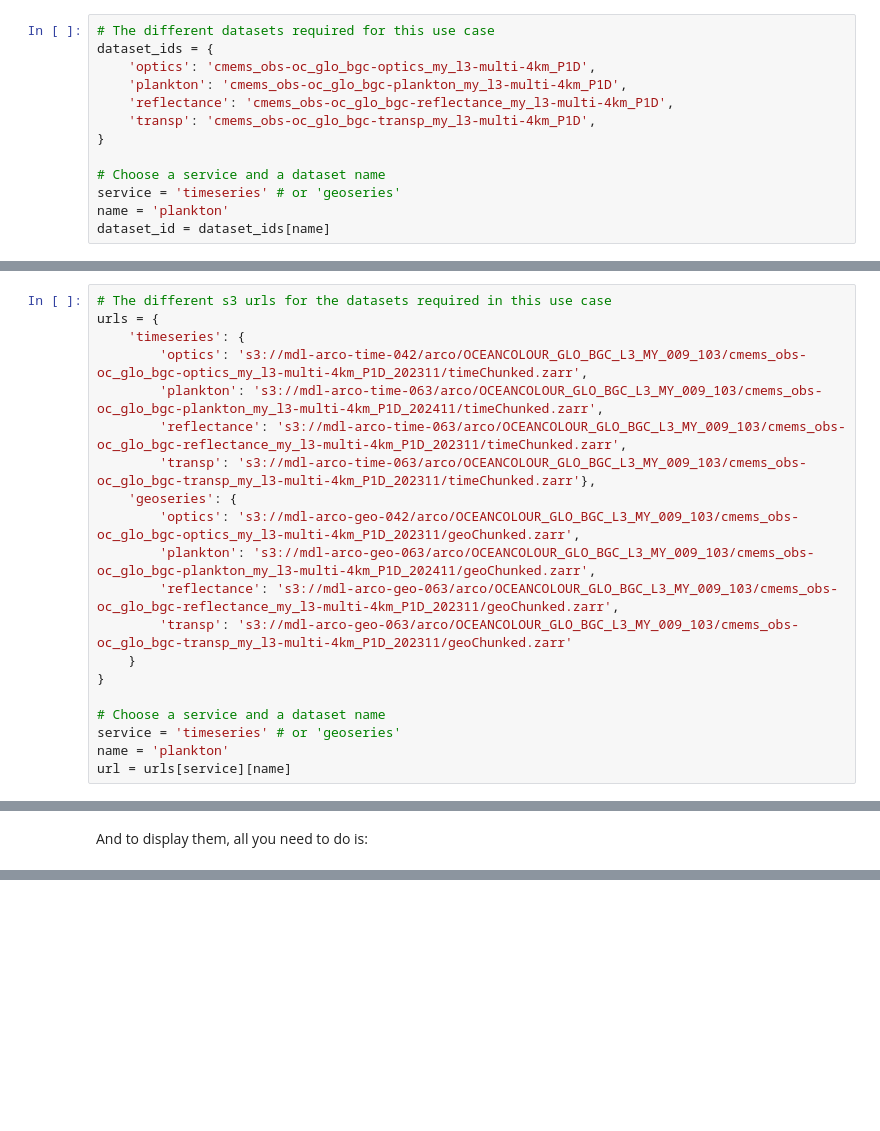
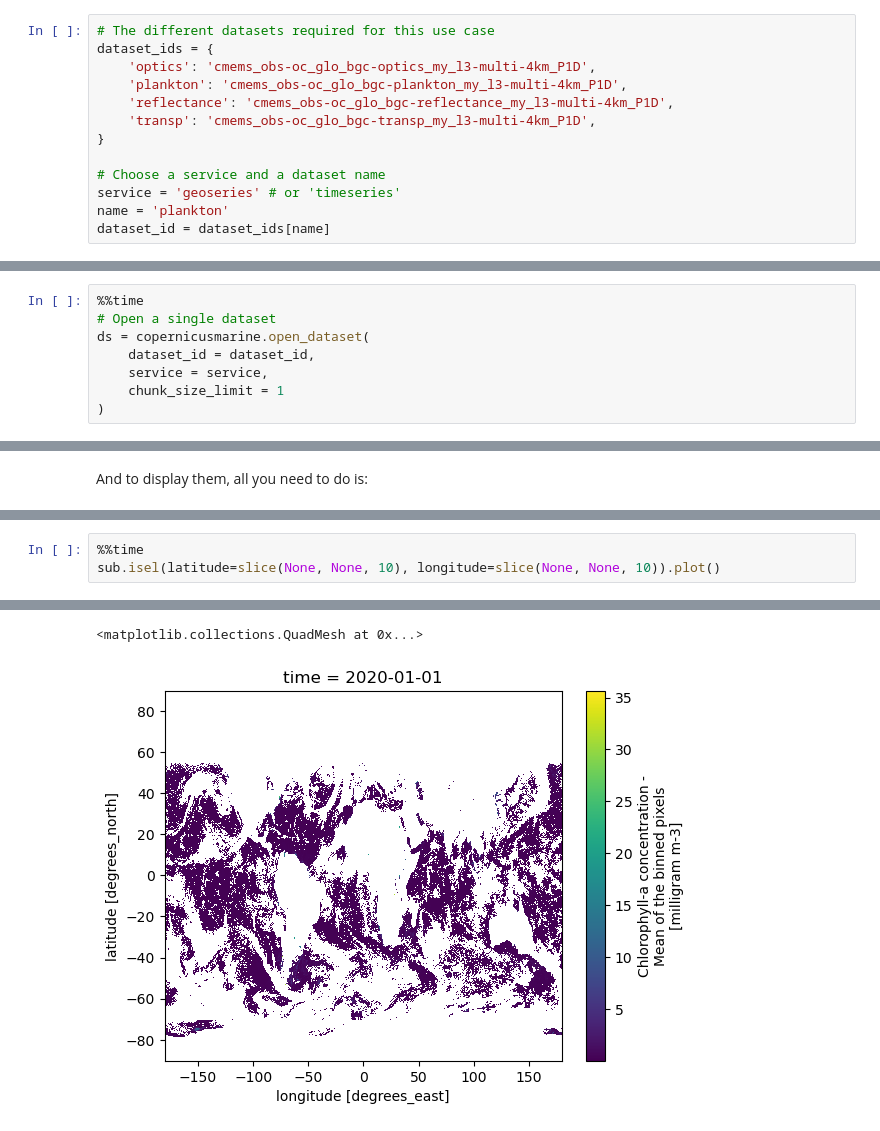
Before and after one commit to GwenaelCaer/1_bgc_argo, a Jupyter notebook: notebooks/2_OCEANCOLOUR_data_access.ipynb, the cells around one changed output, grey strips where cells are left out. Cells and saved outputs as stored; diff of their text form; blank space fills up the shorter version.

```diff
--- a/notebooks/2_OCEANCOLOUR_data_access.ipynb
+++ b/notebooks/2_OCEANCOLOUR_data_access.ipynb
@@ -70,7 +77,7 @@ dataset_ids = {
 }
 
 # Choose a service and a dataset name
-service = 'timeseries' # or 'geoseries'
+service = 'geoseries' # or 'timeseries'
 name = 'plankton'
 dataset_id = dataset_ids[name]
 # %% [markdown]
@@ -99,20 +84,0 @@ This solution is not encouraged by Copernicus Marine, as it does not undertake t
-# %%
-# The different s3 urls for the datasets required in this use case
-urls = {
-    'timeseries': {
-        'optics': 's3://mdl-arco-time-042/arco/OCEANCOLOUR_GLO_BGC_L3_MY_009_103/cmems_obs-oc_glo_bgc-optics_my_l3-multi-4km_P1D_202311/timeChunked.zarr',
-        'plankton': 's3://mdl-arco-time-063/arco/OCEANCOLOUR_GLO_BGC_L3_MY_009_103/cmems_obs-oc_glo_bgc-plankton_my_l3-multi-4km_P1D_202411/timeChunked.zarr',
-        'reflectance': 's3://mdl-arco-time-063/arco/OCEANCOLOUR_GLO_BGC_L3_MY_009_103/cmems_obs-oc_glo_bgc-reflectance_my_l3-multi-4km_P1D_202311/timeChunked.zarr',
-        'transp': 's3://mdl-arco-time-063/arco/OCEANCOLOUR_GLO_BGC_L3_MY_009_103/cmems_obs-oc_glo_bgc-transp_my_l3-multi-4km_P1D_202311/timeChunked.zarr'},
-    'geoseries': {
-        'optics': 's3://mdl-arco-geo-042/arco/OCEANCOLOUR_GLO_BGC_L3_MY_009_103/cmems_obs-oc_glo_bgc-optics_my_l3-multi-4km_P1D_202311/geoChunked.zarr',
-        'plankton': 's3://mdl-arco-geo-063/arco/OCEANCOLOUR_GLO_BGC_L3_MY_009_103/cmems_obs-oc_glo_bgc-plankton_my_l3-multi-4km_P1D_202411/geoChunked.zarr',
-        'reflectance': 's3://mdl-arco-geo-063/arco/OCEANCOLOUR_GLO_BGC_L3_MY_009_103/cmems_obs-oc_glo_bgc-reflectance_my_l3-multi-4km_P1D_202311/geoChunked.zarr',
-        'transp': 's3://mdl-arco-geo-063/arco/OCEANCOLOUR_GLO_BGC_L3_MY_009_103/cmems_obs-oc_glo_bgc-transp_my_l3-multi-4km_P1D_202311/geoChunked.zarr'
-    }
-}
-
-# Choose a service and a dataset name
-service = 'timeseries' # or 'geoseries'
-name = 'plankton'
-url = urls[service][name]
@@ -129,0 +85,8 @@ ds = xr.open_zarr(url, storage_options=storage_options, chunks=None)
+# %%
+%%time
+# Open a single dataset
+ds = copernicusmarine.open_dataset(
+    dataset_id = dataset_id,
+    service = service,
+    chunk_size_limit = 1
+)
@@ -187,0 +157,4 @@ Wall time: 7.74 s
+# %%
+%%time
+sub.isel(latitude=slice(None, None, 10), longitude=slice(None, None, 10)).plot()
+# %% [output]
@@ -187,0 +163,2 @@ Wall time: 7.74 s
+<matplotlib.collections.QuadMesh at 0x...>
+[figure, added]
```
Also changed, not shown: parts of 20 cells of this notebook, 4 other files.
